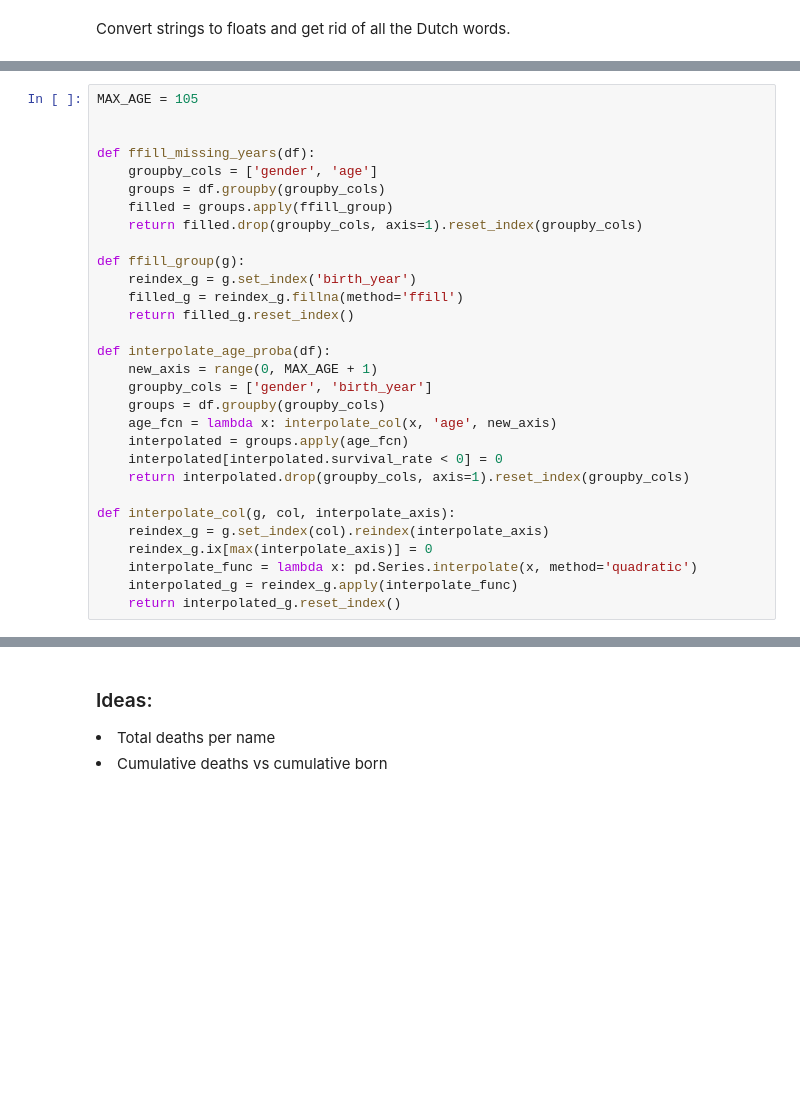
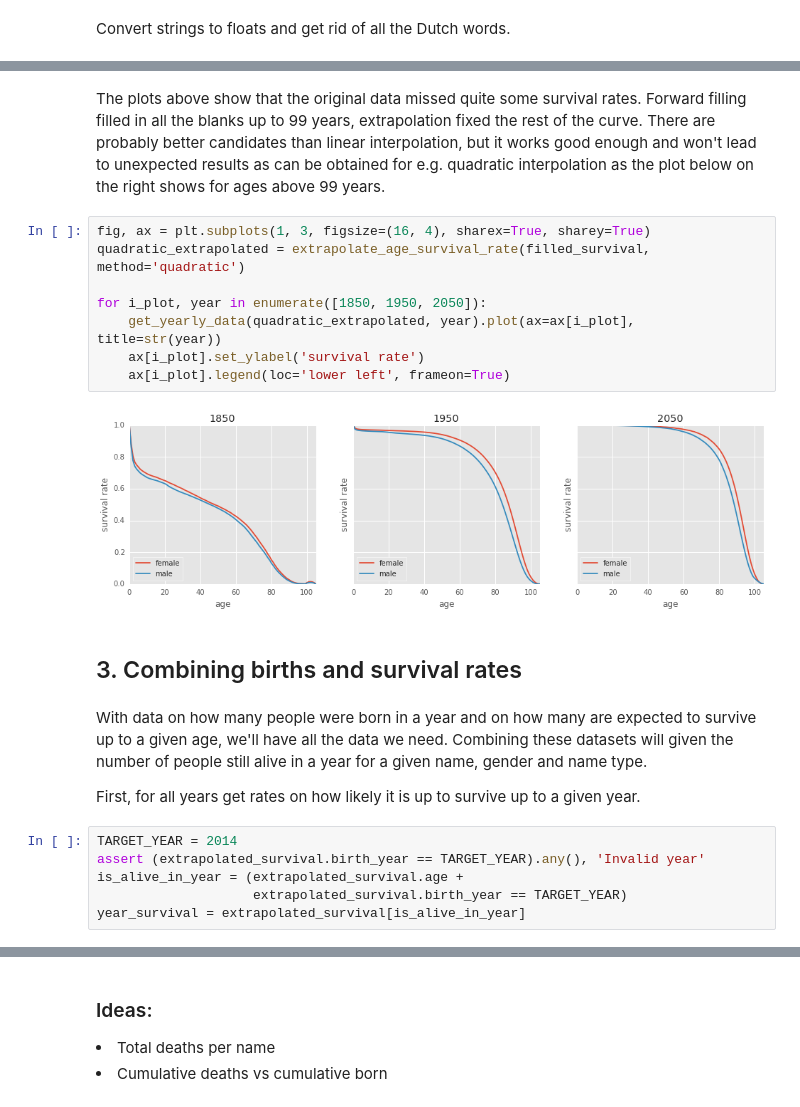
Before and after one commit to hgrif/dutch-names, a Jupyter notebook: Dutch Name Stats.ipynb, the cells around one changed output, grey strips where cells are left out. Saved outputs shown, nothing was run; the diff lists cells and outputs as text; blank space fills up the shorter version.

```diff
--- a/Dutch Name Stats.ipynb
+++ b/Dutch Name Stats.ipynb
@@ -208,30 +296,0 @@ survival.tail()
-# %%
-MAX_AGE = 105
-
-
-def ffill_missing_years(df):
-    groupby_cols = ['gender', 'age']
-    groups = df.groupby(groupby_cols)
-    filled = groups.apply(ffill_group)
-    return filled.drop(groupby_cols, axis=1).reset_index(groupby_cols)
-
-def ffill_group(g):
-    reindex_g = g.set_index('birth_year')
-    filled_g = reindex_g.fillna(method='ffill')
-    return filled_g.reset_index()
-
-def interpolate_age_proba(df):
-    new_axis = range(0, MAX_AGE + 1)
-    groupby_cols = ['gender', 'birth_year']
-    groups = df.groupby(groupby_cols)
-    age_fcn = lambda x: interpolate_col(x, 'age', new_axis)
-    interpolated = groups.apply(age_fcn)
-    interpolated[interpolated.survival_rate < 0] = 0
-    return interpolated.drop(groupby_cols, axis=1).reset_index(groupby_cols)
-
-def interpolate_col(g, col, interpolate_axis):
-    reindex_g = g.set_index(col).reindex(interpolate_axis)
-    reindex_g.ix[max(interpolate_axis)] = 0
-    interpolate_func = lambda x: pd.Series.interpolate(x, method='quadratic')
-    interpolated_g = reindex_g.apply(interpolate_func)
-    return interpolated_g.reset_index()
@@ -241 +402,25 @@ interpolated_survival = interpolate_age_proba(filled_survival)
+# %% [markdown]
+The plots above show that the original data missed quite some survival rates. Forward filling filled in all the blanks up to 99 years, extrapolation fixed the rest of the curve. There are probably better candidates than linear interpolation, but it works good enough and won't lead to unexpected results as can be obtained for e.g. quadratic interpolation as the plot below on the right shows for ages above 99 years.
+# %%
+fig, ax = plt.subplots(1, 3, figsize=(16, 4), sharex=True, sharey=True)
+quadratic_extrapolated = extrapolate_age_survival_rate(filled_survival, method='quadratic')
+
+for i_plot, year in enumerate([1850, 1950, 2050]):
+    get_yearly_data(quadratic_extrapolated, year).plot(ax=ax[i_plot], title=str(year))
+    ax[i_plot].set_ylabel('survival rate')
+    ax[i_plot].legend(loc='lower left', frameon=True)
+# %% [output]
+[figure, added]
+# %% [markdown]
+## 3. Combining births and survival rates
+# %% [markdown]
+With data on how many people were born in a year and on how many are expected to survive up to a given age, we'll have all the data we need. Combining these datasets will given the number of people still alive in a year for a given name, gender and name type.
+
+First, for all years get rates on how likely it is up to survive up to a given year.
+# %%
+TARGET_YEAR = 2014
+assert (extrapolated_survival.birth_year == TARGET_YEAR).any(), 'Invalid year'
+is_alive_in_year = (extrapolated_survival.age +
+                    extrapolated_survival.birth_year == TARGET_YEAR)
+year_survival = extrapolated_survival[is_alive_in_year]
 # %%
```
Also changed, not shown: parts of 62 cells of this notebook.
